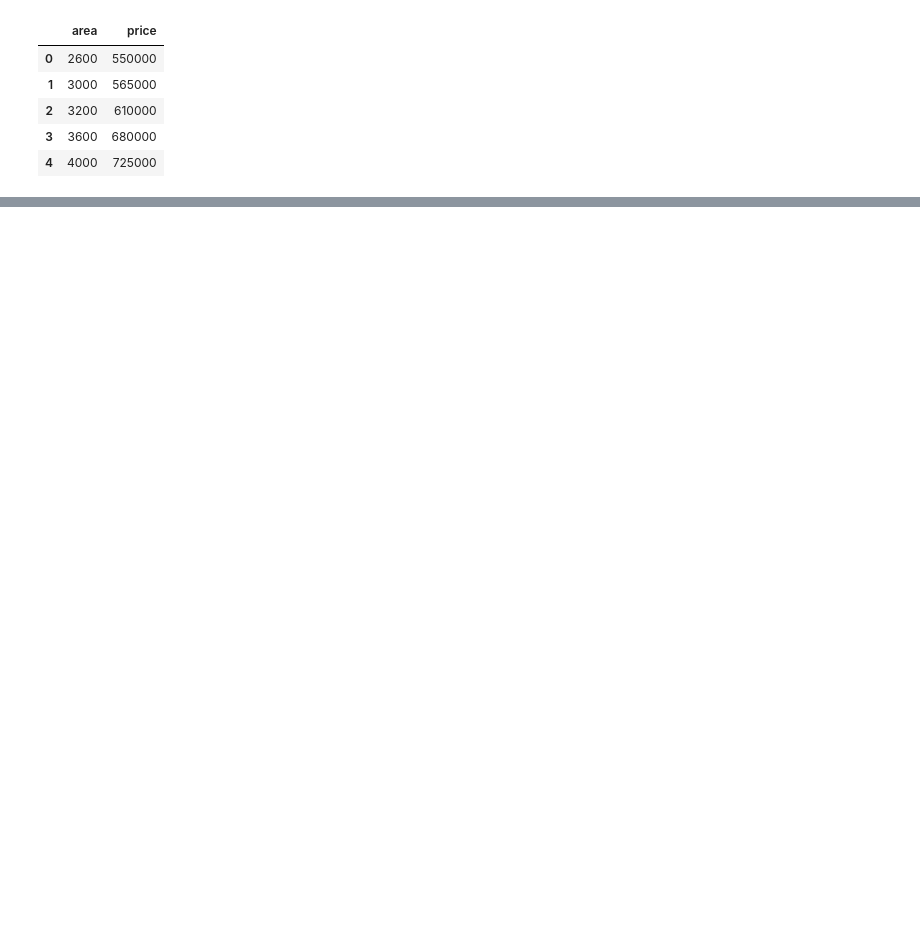
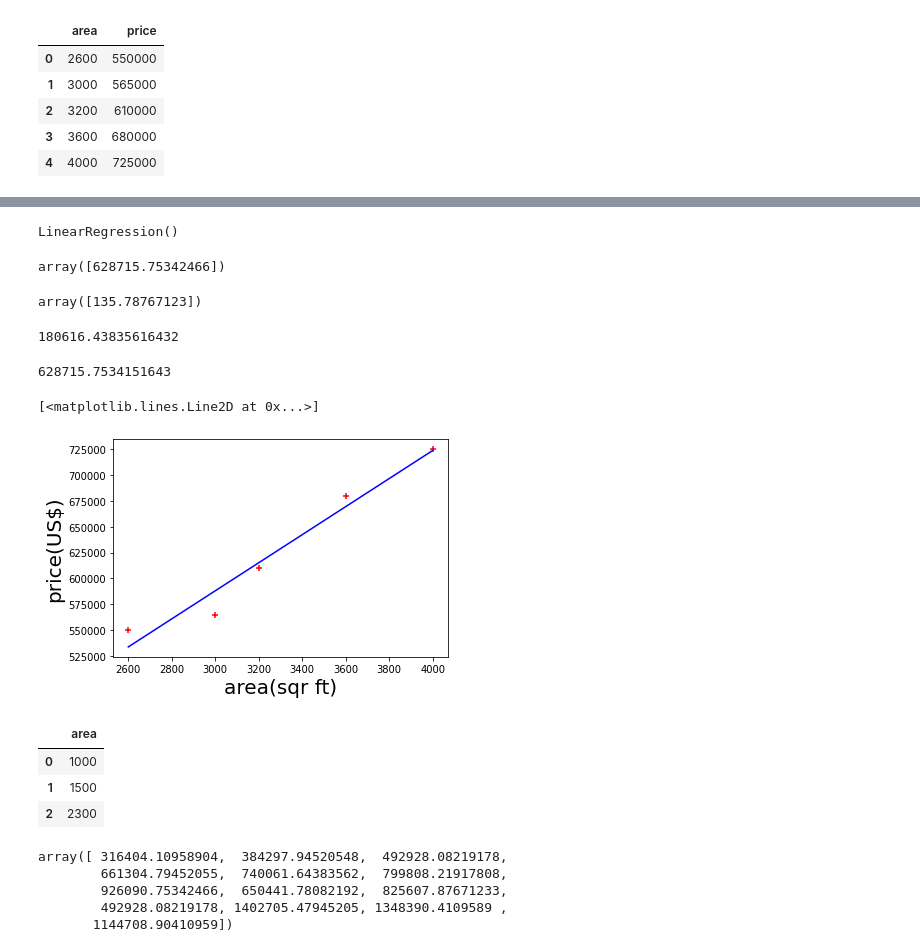
Before and after one commit to Jaswanthravichandran/ML-Projects, a Jupyter notebook: Home_Price_Prediction/House_Price_Predicction.ipynb, the cells around one changed output, grey strips where cells are left out. Saved outputs shown, nothing was run; the diff lists cells and outputs as text; code cells hidden in the pictures; blank space fills up the shorter version.

```diff
--- a/Home_Price_Prediction/House_Price_Predicction.ipynb
+++ b/Home_Price_Prediction/House_Price_Predicction.ipynb
@@ -23,0 +24,51 @@ AttributeError: 'PathCollection' object has no property 'col'
+# %%
+reg = linear_model.LinearRegression()
+reg.fit(df[['area']],df.price)
+# %% [output]
+LinearRegression()
+# %%
+reg.predict([[3300]])
+# %% [output]
+array([628715.75342466])
+# %%
+reg.coef_
+# %% [output]
+array([135.78767123])
+# %%
+reg.intercept_
+# %% [output]
+180616.43835616432
+# %%
+#price=m*x+b
+#where m - coef
+# x - price to predict
+# b - intercept
+135.78767123*3300+180616.43835616432
+# %% [output]
+628715.7534151643
+# %%
+%matplotlib inline
+plt.xlabel('area(sqr ft)',fontsize = 20)
+plt.ylabel('price(US$)',fontsize = 20)
+plt.scatter(df.area,df.price,color="red",marker='+')
+plt.plot(df.area,reg.predict(df[['area']]),color='blue')
+# %% [output]
+[<matplotlib.lines.Line2D at 0x...>]
+[figure, added]
+# %%
+df1 = pd.read_csv("area.csv")
+df1.head(3)
+# %% [output]
+|  | area |
+| 0 | 1000 |
+| 1 | 1500 |
+| 2 | 2300 |
+# %%
+p = reg.predict(df1)
+p
+# %% [output]
+array([ 316404.10958904,  384297.94520548,  492928.08219178,
+        661304.79452055,  740061.64383562,  799808.21917808,
+        926090.75342466,  650441.78082192,  825607.87671233,
+        492928.08219178, 1402705.47945205, 1348390.4109589 ,
+       1144708.90410959])
```
Also changed, not shown: parts of 3 cells of this notebook.
